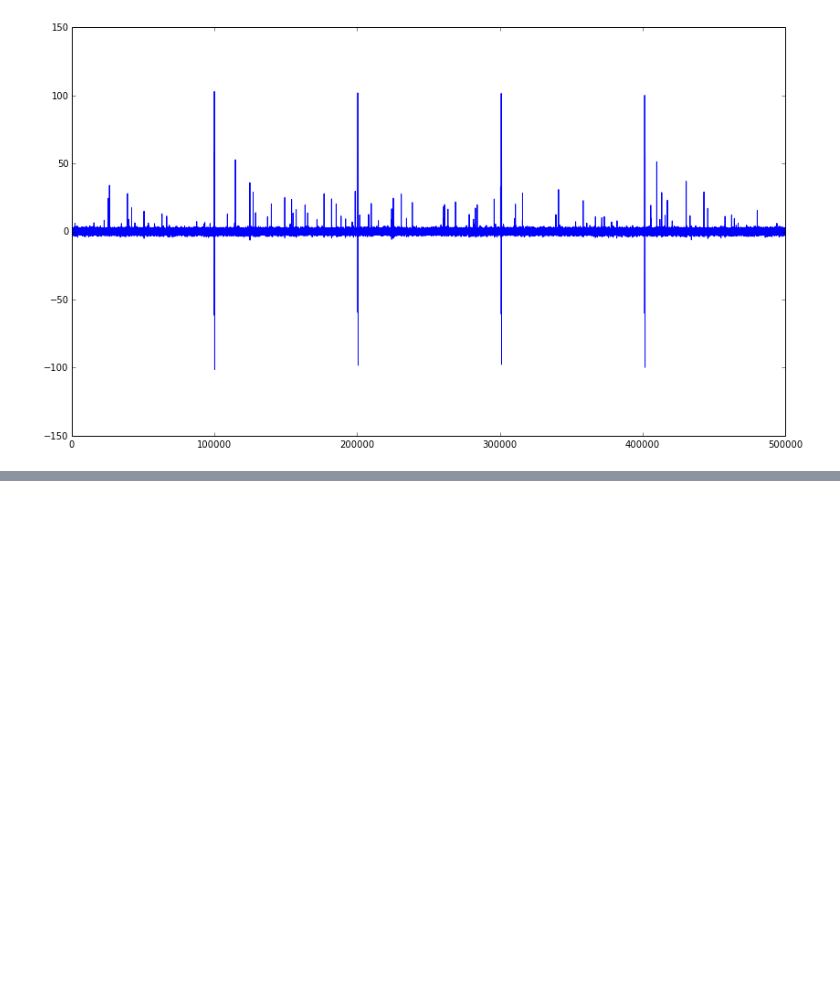
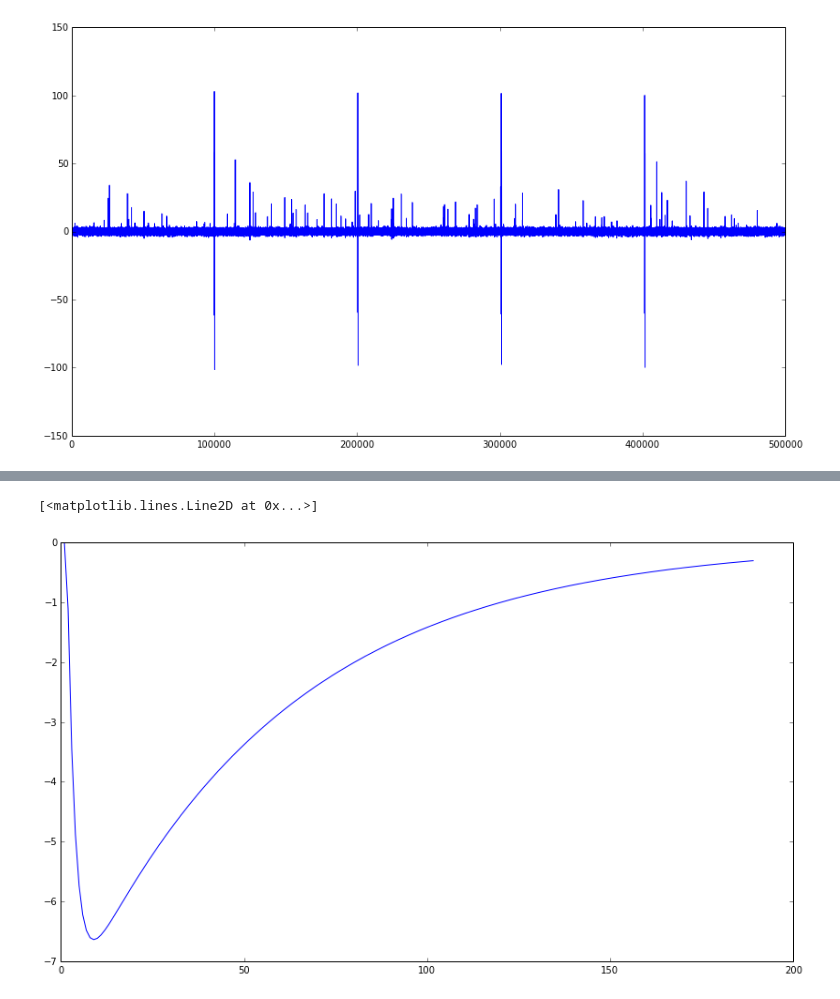
Before and after one commit to shababo/psc-detection-dist, a Jupyter notebook: stimfit/stimfit-testing.ipynb, the cells around one changed output, grey strips where cells are left out. Saved outputs shown, nothing was run; the diff lists cells and outputs as text; code cells hidden in the pictures; blank space fills up the shorter version.

```diff
--- a/stimfit/stimfit-testing.ipynb
+++ b/stimfit/stimfit-testing.ipynb
@@ -22,0 +48,9 @@ plt.plot(deconv)
+# %%
+epsc_template_file = '/home/shababo/projects/mapping/code/psc-detection/stimfit/stimfit-data/test-traces-template.npy'
+template = np.load(epsc_template_file)
+
+fig = plt.figure(figsize=(14,8), dpi=72)
+plt.plot(template)
+# %% [output]
+[<matplotlib.lines.Line2D at 0x...>]
+[figure, added]
```
Also changed, not shown: parts of 13 cells of this notebook, 2 other files.
